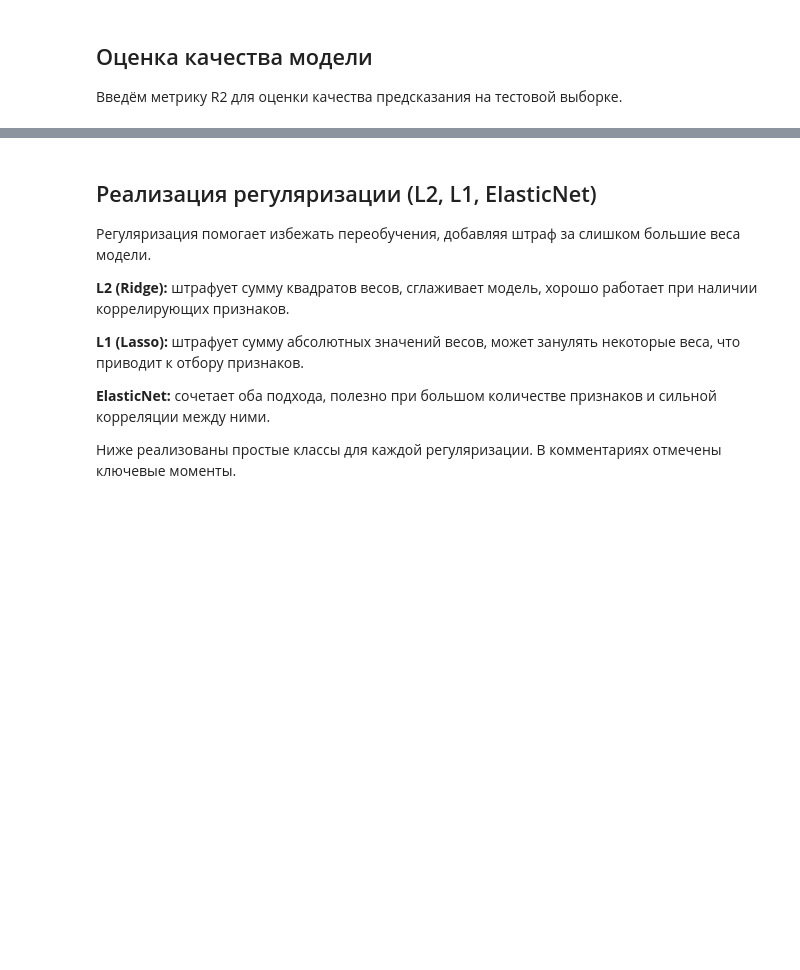
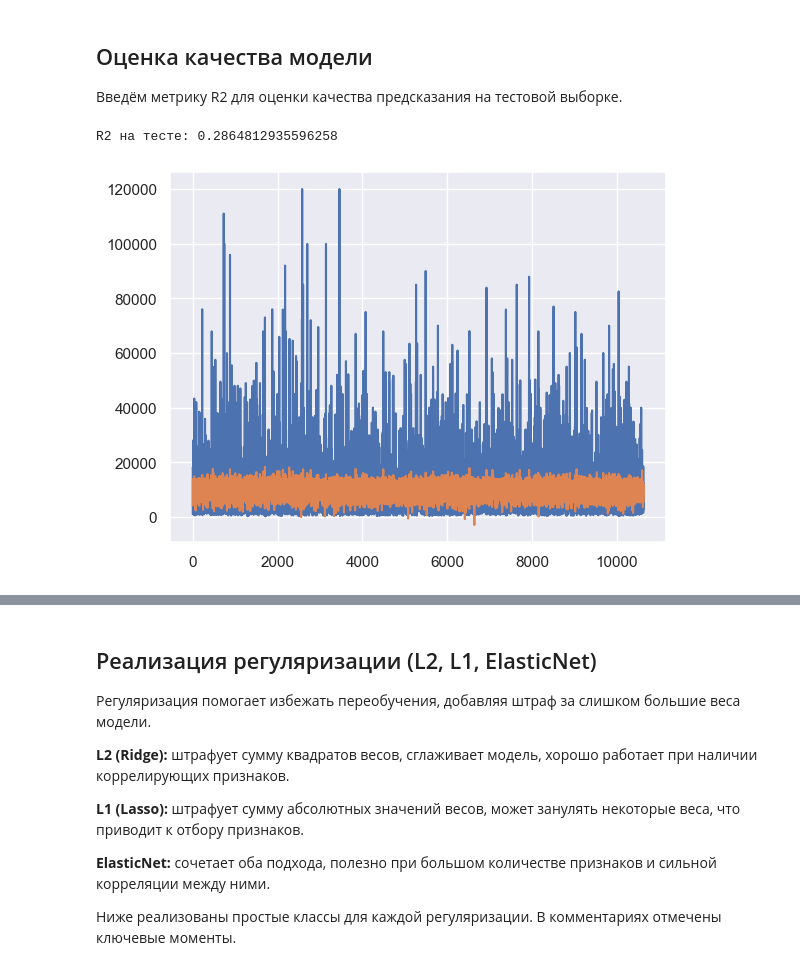
Before and after one commit to Axlifreeway/MachineLearningUTMN, a Jupyter notebook: lab3.ipynb, the cells around one changed output, grey strips where cells are left out. Cells and saved outputs as stored; diff of their text form; code cells hidden in the pictures; blank space fills up the shorter version.

```diff
--- a/lab3.ipynb
+++ b/lab3.ipynb
@@ -20,7 +40,7 @@ from sklearn.preprocessing import MinMaxScaler
 
 Загрузим подготовленный датасет и выделим числовые признаки для задачи регрессии.
 # %%
-df = pd.read_csv('cars_moldova_cat_num.csv', delimiter=',')
+df = pd.read_csv('cars_moldova_clean.csv', delimiter=',')
 num_columns = ['Year', 'Distance', 'Engine_capacity(cm3)', 'Price(euro)', 'km_year']
 df_num = df[num_columns].copy()
 X = df_num.drop(columns=['Price(euro)']).values
@@ -93,3 +115,10 @@ def r2_score(weights, inputs, labels):
 
 yhat = predict(weights, X_test)
 print('R2 на тесте:', r2_score(weights, X_test, y_test))
+# %% [output]
+R2 на тесте: 0.2864812935596258
+# %%
+plt.plot(y_test, label='original')
+plt.plot(yhat, label='predicted');
+# %% [output]
+[figure, added]
```
Also changed, not shown: parts of 12 cells of this notebook, 3 other files.
